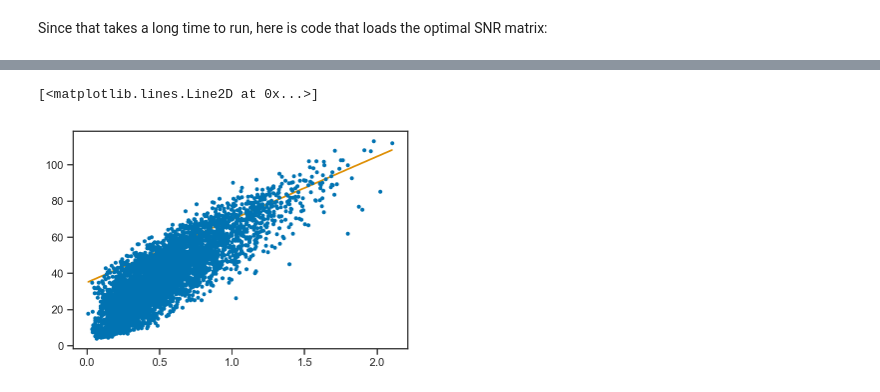
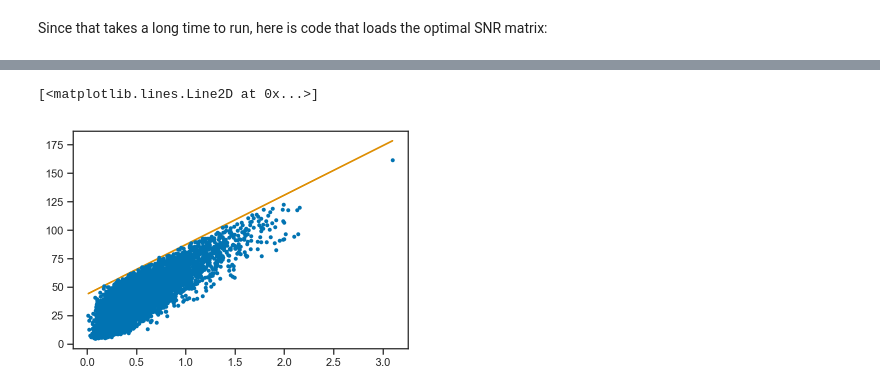
Before and after one commit to farr/PISNLineCosmography, a Jupyter notebook: GenerateObservations.ipynb, the cells around one changed output, grey strips where cells are left out. Drawn from its saved outputs; the diff is of its cells as text; code cells hidden in the pictures.

```diff
--- a/GenerateObservations.ipynb
+++ b/GenerateObservations.ipynb
@@ -136,11 +88,0 @@ Text(0, 0.5, '$p\\left( m_2 \\mid m_1 \\to \\infty \\right)$ (unnorm)')
-# %%
-zs = expm1(linspace(log(1), log(4), 1000))
-dNdz = ifo['obstime']*true_params['R0']*Planck15.differential_comoving_volume(zs).to(u.Gpc**3/u.sr).value*4*pi*(1+zs)**(true_params['gamma']-1)
-Nz_cum = cumtrapz(dNdz, zs, initial=0)
-Ntot = Nz_cum[-1]
-z_cum = Nz_cum/Nz_cum[-1]
-z_icdf = interp1d(z_cum, zs)
-plot(zs, dNdz/Ntot)
-xlabel(r'$z$')
-ylabel(r'$p(z)$')
-print('Total number to z = 3 is {:g}'.format(Ntot))
@@ -150 +89,9 @@ Total number to z = 3 is 4.99628e+06
+# %%
+zMax = 4 # Way beyond 50,50 horizon!
+z = expm1(linspace(log(1), log(zMax+1), 1000))
+dNdz = 4.0*pi*true_params['R0']*(1+z)**(true_params['gamma']-1)*Planck15.differential_comoving_volume(z).to(u.Gpc**3/u.sr).value
+Nperyear = trapz(dNdz, z)
+Nz = cumtrapz(dNdz, z, initial=0)
+
+z_icdf = interp1d(Nz/Nperyear, z)
 # %% [markdown]
@@ -157,9 +104,8 @@ ts = np.append(ts, 1.0)
 theta_icdf = interp1d(linspace(0, 1, ts.shape[0]), ts)
 # %%
 def draw_truth():
-    m1 = m1_icdf(rand())
-    m2_cdf_max = m2_cdf(m1)
-    m2 = m2_icdf(rand()*m2_cdf_max)
+    m1 = exp(log(true_params['MMin']) + (log(true_params['MMax']) - log(true_params['MMin']))*rand()) # Flat in log
+    m2 = random.uniform(low=true_params['MMin'], high=m1)
     z = z_icdf(rand())
     t = theta_icdf(rand())
 
@@ -211,9 +157,9 @@ try:
     sigma_rho = []
     sigma_t = []
 
-    Nsmall_tot = random.poisson(Ntot/60.0) # One month
-    N1yr_tot = Nsmall_tot + random.poisson(Ntot/5-Ntot/60) # One year
-    N5yr_tot = N1yr_tot + random.poisson(Ntot*4/5) # Five years
+    Nsmall_tot = random.poisson(Nperyear/12.0) # One month
+    N1yr_tot = Nsmall_tot + random.poisson(Nperyear*(1-1/12.0)) # One year
+    N5yr_tot = N1yr_tot + random.poisson(Nperyear*4) # Five years
 
     for i, _ in enumerate(tqdm_notebook(range(N5yr_tot))):
         if rand() < ifo['duty_cycle']:
@@ -294,6 +240,6 @@ plot(m1s, m2s, '.')
 # %%
 errorbar(zs, mcobs, yerr=sigma_mc, fmt='.')
-plot(zs, 80*0.25**(3.0/5.0)*(1+array(zs)))
+plot(zs, 100*0.25**(3.0/5.0)*(1+array(zs)))
 # %% [output]
 [<matplotlib.lines.Line2D at 0x...>]
-[figure, old version]
+[figure, new version]
```
Also changed, not shown: parts of 12 cells of this notebook, 1 other file.
